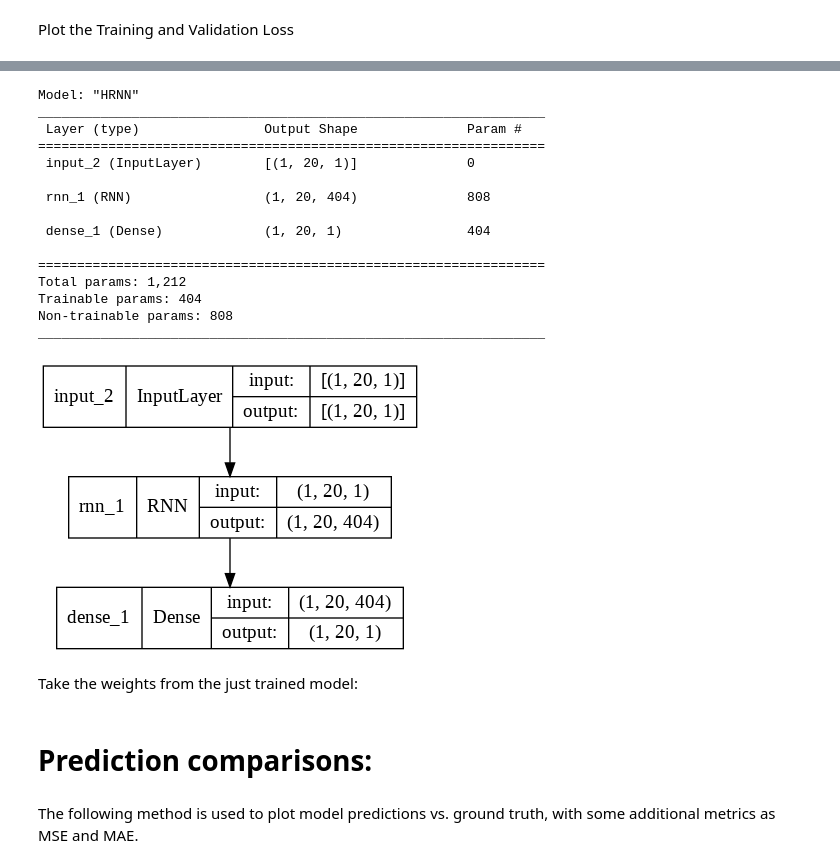
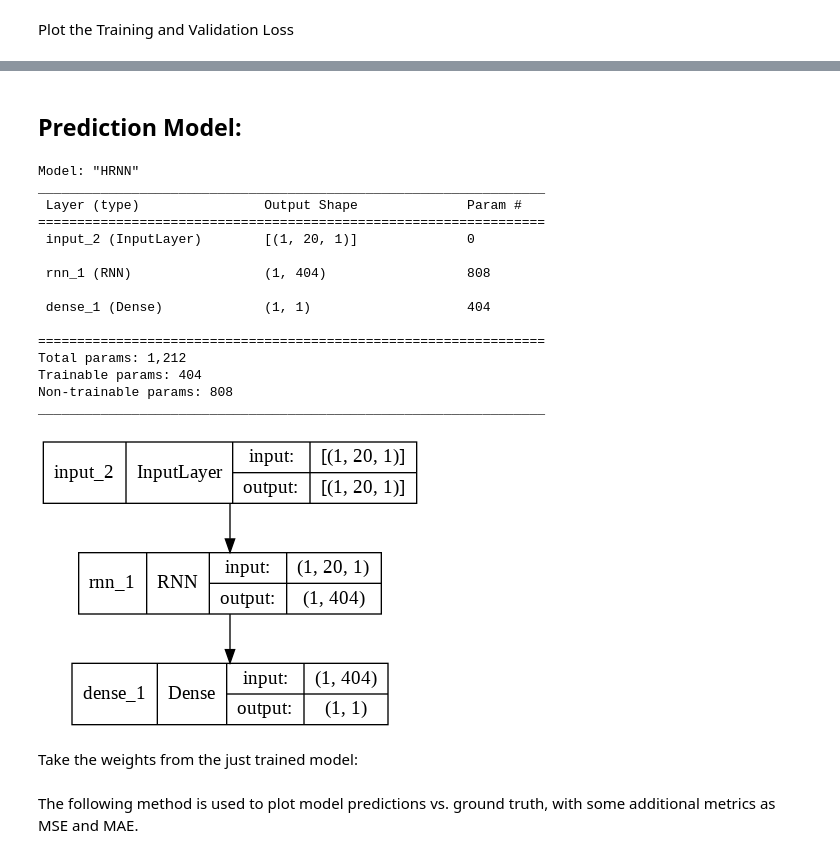
Before and after one commit to olivieromassi/Hysteresis-Modelling-with-Neural-Networks, a Jupyter notebook: HRNNModelTraining.ipynb, the cells around one changed output, grey strips where cells are left out. Drawn from its saved outputs; the diff is of its cells as text; code cells hidden in the pictures.

Commit message:
Notebook update with stateful = False training

```diff
--- a/HRNNModelTraining.ipynb
+++ b/HRNNModelTraining.ipynb
@@ -446,0 +476,3 @@ plt.show()
+# %%
+# To avoid cross-batch statefulness set stateful = False
+stateful = False
@@ -446,0 +565,17 @@ plt.show()
+# %%
+# Setting the batch generation parameters
+seq_per_signal = 4
+
+# Setting the Window Generator parameters
+win_batch_size = 1 # Internal batch_size for the Window Generator
+sequence_stride = 1 # Sample distance between successive sequences
+seq_len = 20 # The length of the Input sequence
+label_width = 1 # The length of the Label sequence
+
+# Instantiating a window class
+sequence_window = WindowGenerator(
+    input_width=seq_len, label_width=label_width, shift=0,
+    label_columns=['B'], feature_columns=['H'], columns=['H', 'B'],
+    sequence_stride=sequence_stride, batch_size=win_batch_size)
+
+sequence_window
@@ -446,0 +654,15 @@ plt.show()
+# %%
+# Example: building a HRNN using the custom cell
+train_batch_size = n_train_signals * seq_per_signal
+return_sequences = False
+
+cell = HystereticRNNCell(alpha=alpha, beta=beta)
+
+inputs = tf.keras.layers.Input(shape=(seq_len, 1,), batch_size=train_batch_size)
+layer = tf.keras.layers.RNN(cell, return_sequences=return_sequences, stateful=stateful)(inputs)
+outputs = tf.keras.layers.Dense(1, activation='linear', use_bias=False, kernel_constraint=CustomUnitNorm())(layer)
+
+model = tf.keras.Model(inputs=inputs, outputs=outputs, name='HRNN')
+model.summary()
+
+tf.keras.utils.plot_model(model, show_shapes=True)
@@ -462,40 +753,40 @@ np.sum(model_weights[-1])
+# %% [markdown]
+## Prediction Model:
 # %%
 # Instantiating a prediction model to use a different batch size during prediction
 batch_size_pred = 1
 
 cell = HystereticRNNCell(alpha=alpha, beta=beta)
 
 inputs = tf.keras.layers.Input(shape=(seq_len, 1,), batch_size=batch_size_pred)
-layer = tf.keras.layers.RNN(cell, return_sequences=True, stateful=stateful)(inputs)
+layer = tf.keras.layers.RNN(cell, return_sequences=return_sequences, stateful=stateful)(inputs)
 outputs = tf.keras.layers.Dense(1, activation='linear', use_bias=False, kernel_constraint=tf.keras.constraints.UnitNorm())(layer)
 
 prediction_model = tf.keras.Model(inputs=inputs, outputs=outputs, name='HRNN')
 prediction_model.summary()
 
 tf.keras.utils.plot_model(prediction_model, show_shapes=True)
 # %% [output]
 Model: "HRNN"
 _________________________________________________________________
  Layer (type)                Output Shape              Param #
 =================================================================
  input_2 (InputLayer)        [(1, 20, 1)]              0
 
- rnn_1 (RNN)                 (1, 20, 404)              808
+ rnn_1 (RNN)                 (1, 404)                  808
 
- dense_1 (Dense)             (1, 20, 1)                404
+ dense_1 (Dense)             (1, 1)                    404
 
 =================================================================
 Total params: 1,212
 Trainable params: 404
 Non-trainable params: 808
 _________________________________________________________________
-[figure, old version]
+[figure, new version]
 # %% [markdown]
 Take the weights from the just trained model:
 # %%
 prediction_model.set_weights(model_weights)
-# %% [markdown]
-# Prediction comparisons:
 # %% [markdown]
 The following method is used to plot model predictions vs. ground truth, with some additional metrics as MSE and MAE.
 # %%
```
Also changed, not shown: parts of 61 cells of this notebook.
